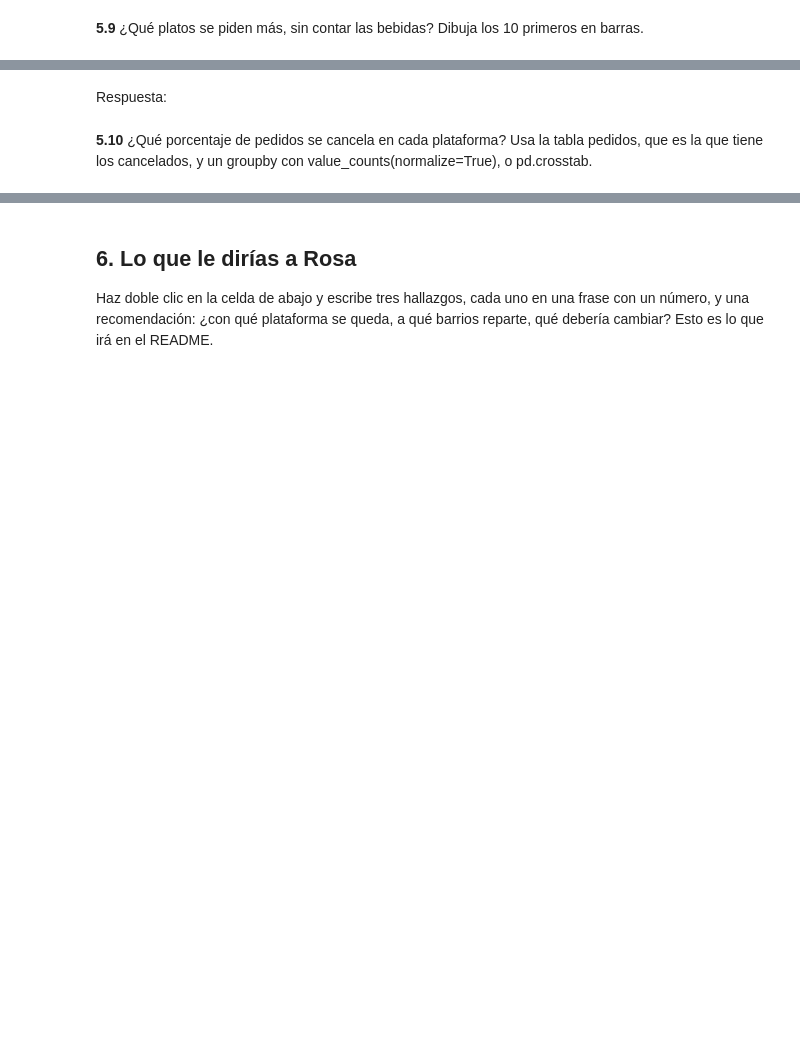
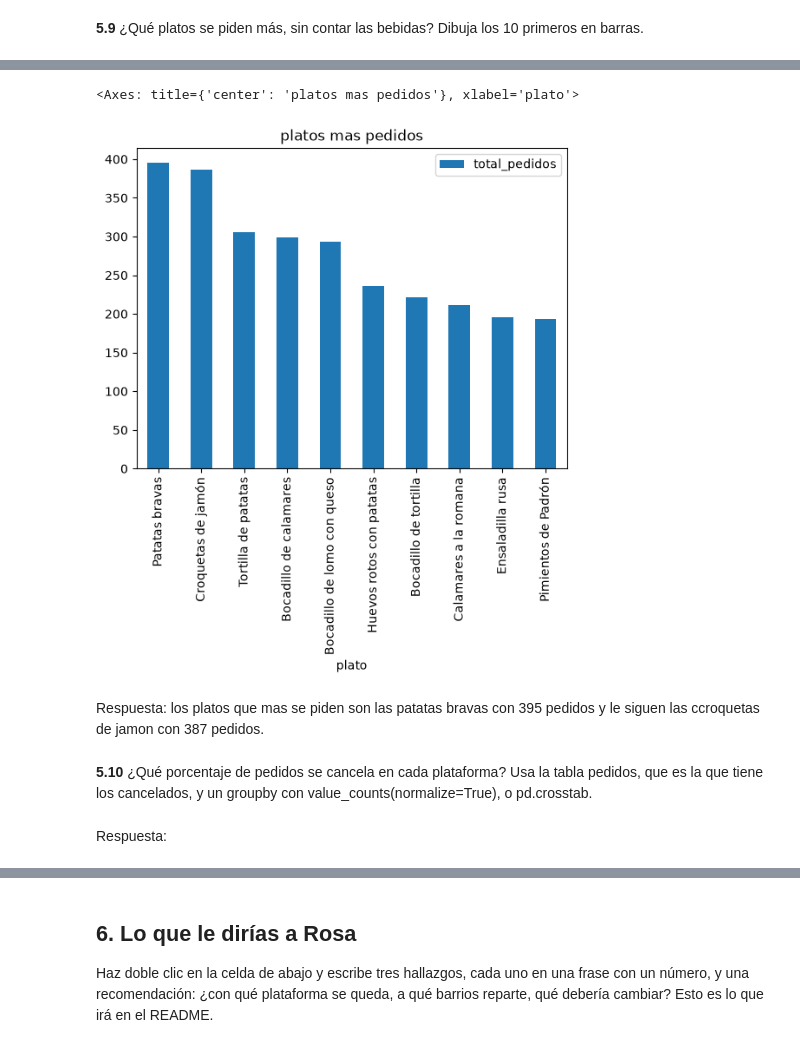
Before and after one commit to Sebascode21/SQL-A-DOMICILIO, a Jupyter notebook: a_domicilio.ipynb, the cells around one changed output, grey strips where cells are left out. Cells and saved outputs as stored; diff of their text form; code cells hidden in the pictures; blank space fills up the shorter version.

```diff
--- a/a_domicilio.ipynb
+++ b/a_domicilio.ipynb
@@ -678,0 +673,12 @@ JOIN carta AS c ON l.plato_id=c_id
+# %%
+consulta = """
+SELECT c.plato, SUM(l.cantidad) AS total_pedidos
+FROM lineas AS l
+JOIN carta AS c ON l.plato_id=c.id
+WHERE c.categoria NOT LIKE '%%bebida%%'
+GROUP BY c.plato
+ORDER BY total_pedidos DESC
+LIMIT 10;
+"""
+pedidos = pd.read_sql(consulta, motor)
+pedidos
@@ -678,0 +697,9 @@ JOIN carta AS c ON l.plato_id=c_id
+# %%
+pedidos.plot(kind="bar",x="plato", y="total_pedidos", title="platos mas pedidos")
+# %% [output]
+<Axes: title={'center': 'platos mas pedidos'}, xlabel='plato'>
+[figure, added]
+# %% [markdown]
+Respuesta: los platos que mas se piden son las patatas bravas con 395 pedidos y le siguen las ccroquetas de jamon con 387 pedidos.
+# %% [markdown]
+**5.10** ¿Qué porcentaje de pedidos se cancela en cada plataforma? Usa la tabla pedidos, que es la que tiene los cancelados, y un groupby con value_counts(normalize=True), o pd.crosstab.
@@ -679,4 +708,2 @@ JOIN carta AS c ON l.plato_id=c_id
 # %% [markdown]
 Respuesta:
-# %% [markdown]
-**5.10** ¿Qué porcentaje de pedidos se cancela en cada plataforma? Usa la tabla pedidos, que es la que tiene los cancelados, y un groupby con value_counts(normalize=True), o pd.crosstab.
```
Also changed, not shown: parts of 9 cells of this notebook, 3 other files.
